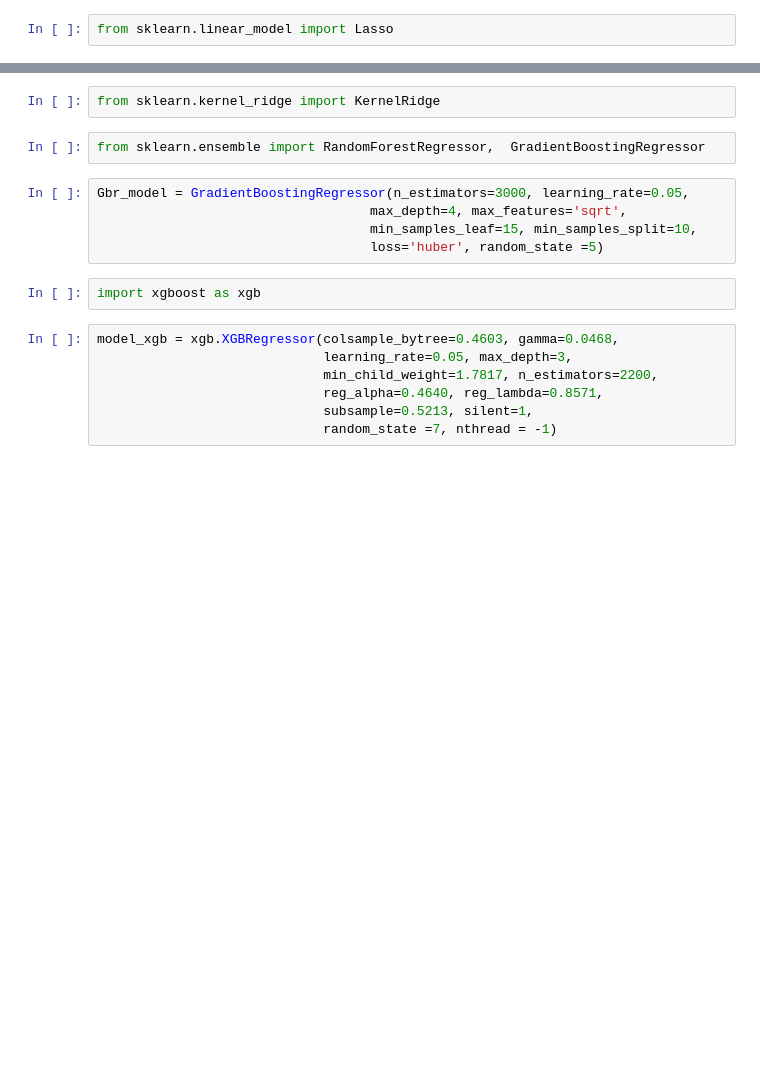
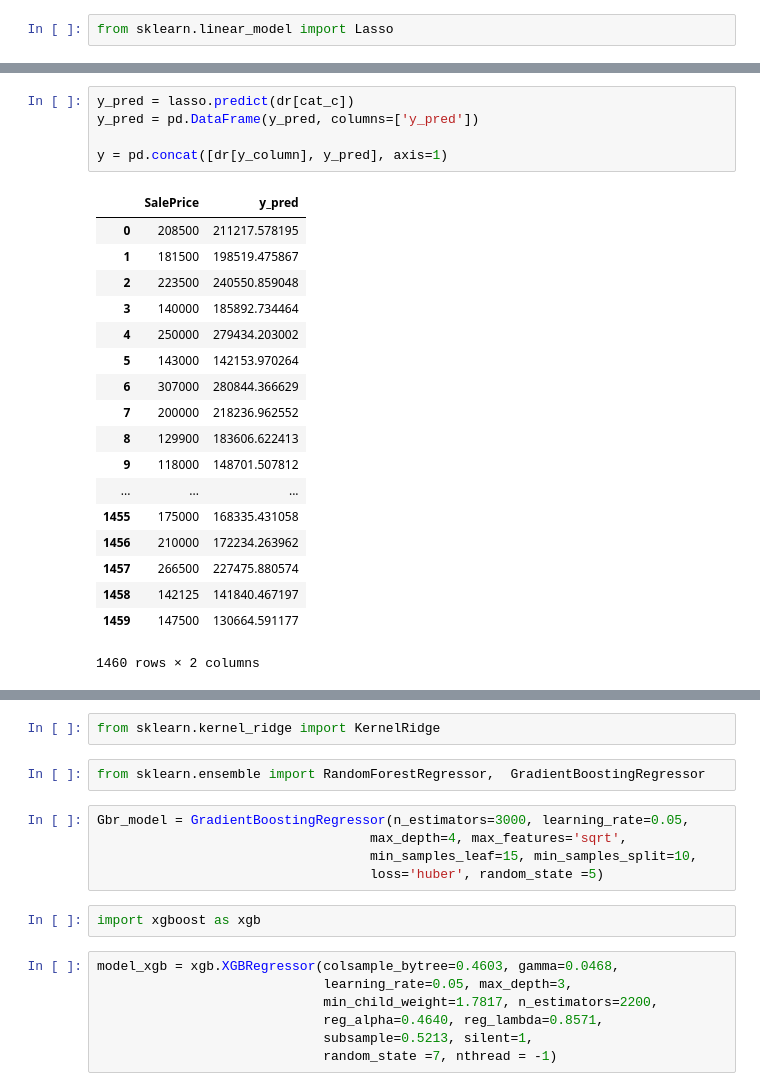
Before and after one commit to kkchuchu/kkchuchu.mushroom, a Jupyter notebook: kaggle/hp/House Prices- Advanced Regression Techniques.ipynb, the cells around one changed output, grey strips where cells are left out. Saved outputs shown, nothing was run; the diff lists cells and outputs as text; blank space fills up the shorter version.

```diff
--- a/kaggle/hp/House Prices- Advanced Regression Techniques.ipynb
+++ b/kaggle/hp/House Prices- Advanced Regression Techniques.ipynb
@@ -238,0 +264,24 @@ from sklearn.linear_model import ElasticNet
+# %%
+y_pred = lasso.predict(dr[cat_c])
+y_pred = pd.DataFrame(y_pred, columns=['y_pred'])
+
+y = pd.concat([dr[y_column], y_pred], axis=1)
+# %% [output]
+|  | SalePrice | y_pred |
+| 0 | 208500 | 211217.578195 |
+| 1 | 181500 | 198519.475867 |
+| 2 | 223500 | 240550.859048 |
+| 3 | 140000 | 185892.734464 |
+| 4 | 250000 | 279434.203002 |
+| 5 | 143000 | 142153.970264 |
+| 6 | 307000 | 280844.366629 |
+| 7 | 200000 | 218236.962552 |
+| 8 | 129900 | 183606.622413 |
+| 9 | 118000 | 148701.507812 |
+| ... | ... | ... |
+| 1455 | 175000 | 168335.431058 |
+| 1456 | 210000 | 172234.263962 |
+| 1457 | 266500 | 227475.880574 |
+| 1458 | 142125 | 141840.467197 |
+| 1459 | 147500 | 130664.591177 |
+1460 rows × 2 columns
```
Also changed, not shown: parts of 13 cells of this notebook, 2 other files.
